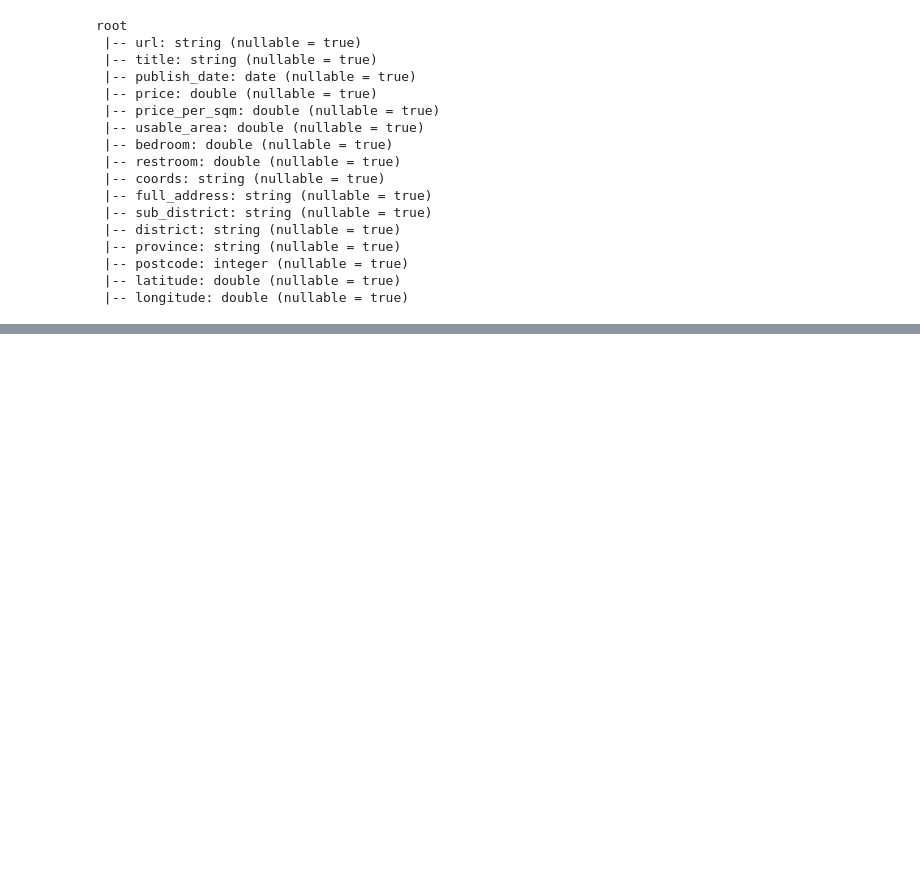
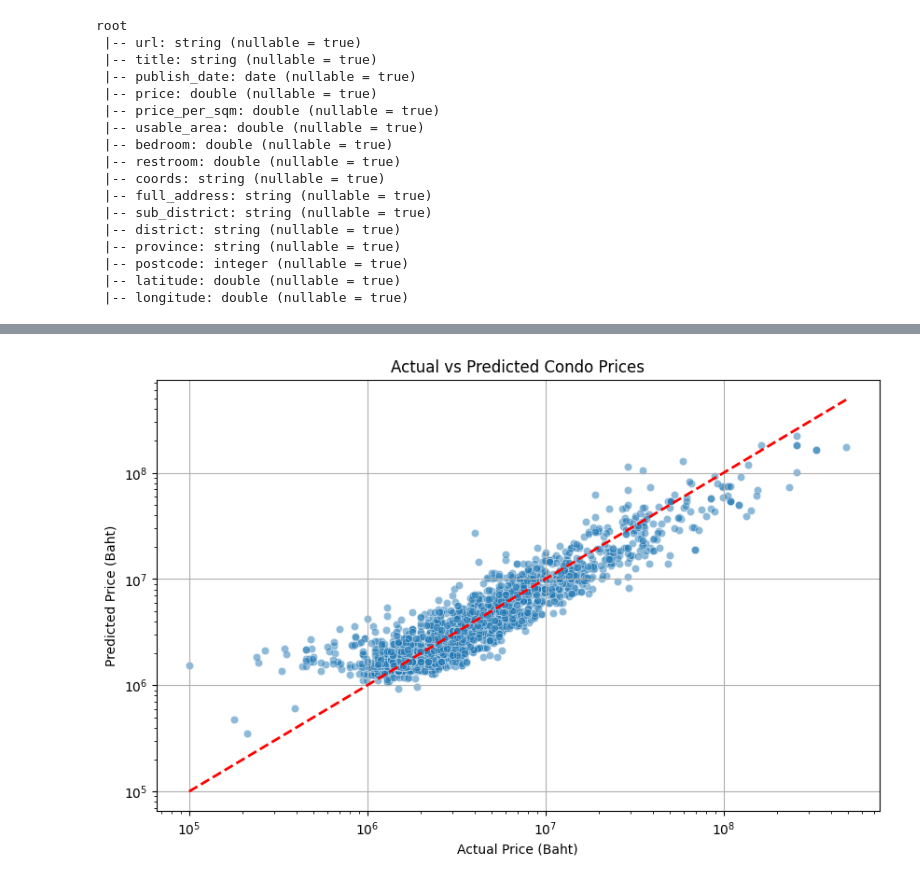
Before and after one commit to SitananYaowayang/dsdengdeng-project-dsde, a Jupyter notebook: notebooks/processwithser.ipynb, the cells around one changed output, grey strips where cells are left out. Cells and saved outputs as stored; diff of their text form; code cells hidden in the pictures; blank space fills up the shorter version.

```diff
--- a/notebooks/processwithser.ipynb
+++ b/notebooks/processwithser.ipynb
@@ -294,0 +1103,20 @@ print("-------------------------------------------------------")
+# %%
+# 1. นำโมเดลที่ดีที่สุดจาก Randomized Search มาใช้
+xgb_local = random_search.best_estimator_
+
+# 2. ทำนายผล log_price บนชุดทดสอบ
+# y_test คือ log(price) จริง
+log_price_true = y_test
+log_price_pred = xgb_local.predict(X_test)
+
+# 3. แปลง log(price) กลับเป็น price (หน่วยบาท)
+price_true = np.exp(log_price_true)
+price_pred = np.exp(log_price_pred)
+
+# 4. ประเมินผลขั้นสุดท้าย
+rmse_final = np.sqrt(mean_squared_error(price_true, price_pred))
+r2_final = r2_score(price_true, price_pred)
+
+print(f"\n📊 ผลการประเมินโมเดลสุดท้าย (หลัง Hyperparameter Tuning):")
+print(f"Root Mean Squared Error (RMSE): {rmse_final:,.2f} บาท")
+print(f"R-squared (R²): {r2_final:.4f}")
@@ -294,0 +1179,29 @@ print("-------------------------------------------------------")
+# %%
+import matplotlib.pyplot as plt
+import seaborn as sns
+import numpy as np # เรียกใช้ numpy
+
+plt.figure(figsize=(10, 6))
+
+# สร้าง Scatter Plot
+sns.scatterplot(x=price_true, y=price_pred, alpha=0.5)
+
+# เส้นสมมติ (Perfect Prediction)
+# 💡 แก้ไข: ใช้ np.max และ np.min แทน max/min เฉยๆ
+max_val = np.max([price_true.max(), price_pred.max()])
+min_val = np.min([price_true.min(), price_pred.min()])
+
+plt.plot([min_val, max_val], [min_val, max_val], 'r--', lw=2)
+
+plt.xlabel('Actual Price (Baht)')
+plt.ylabel('Predicted Price (Baht)')
+plt.title('Actual vs Predicted Condo Prices')
+
+# ใช้ Log Scale เพื่อให้ดูกราฟง่ายขึ้น (เพราะราคาคอนโดมีความต่างกันสูงมาก)
+plt.xscale('log')
+plt.yscale('log')
+
+plt.grid(True)
+plt.show()
+# %% [output]
+[figure, added]
```
Also changed, not shown: parts of 25 cells of this notebook, 3 other files.
